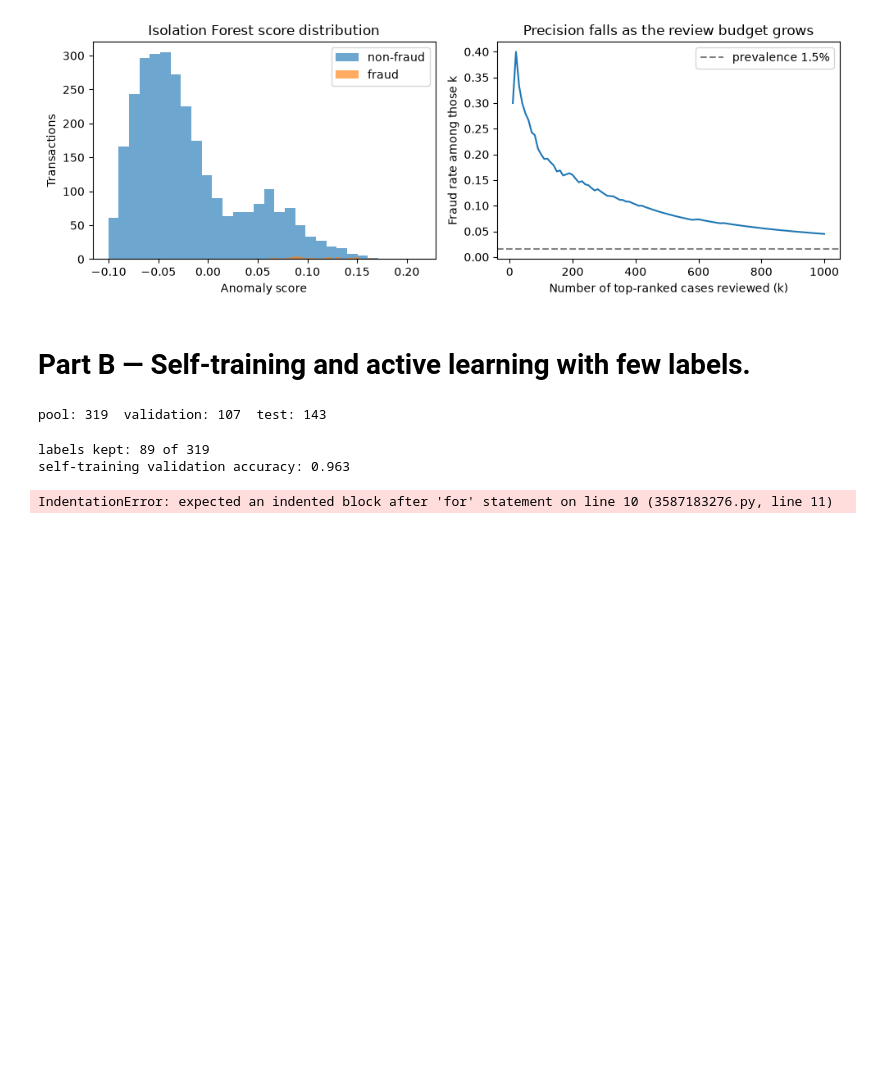
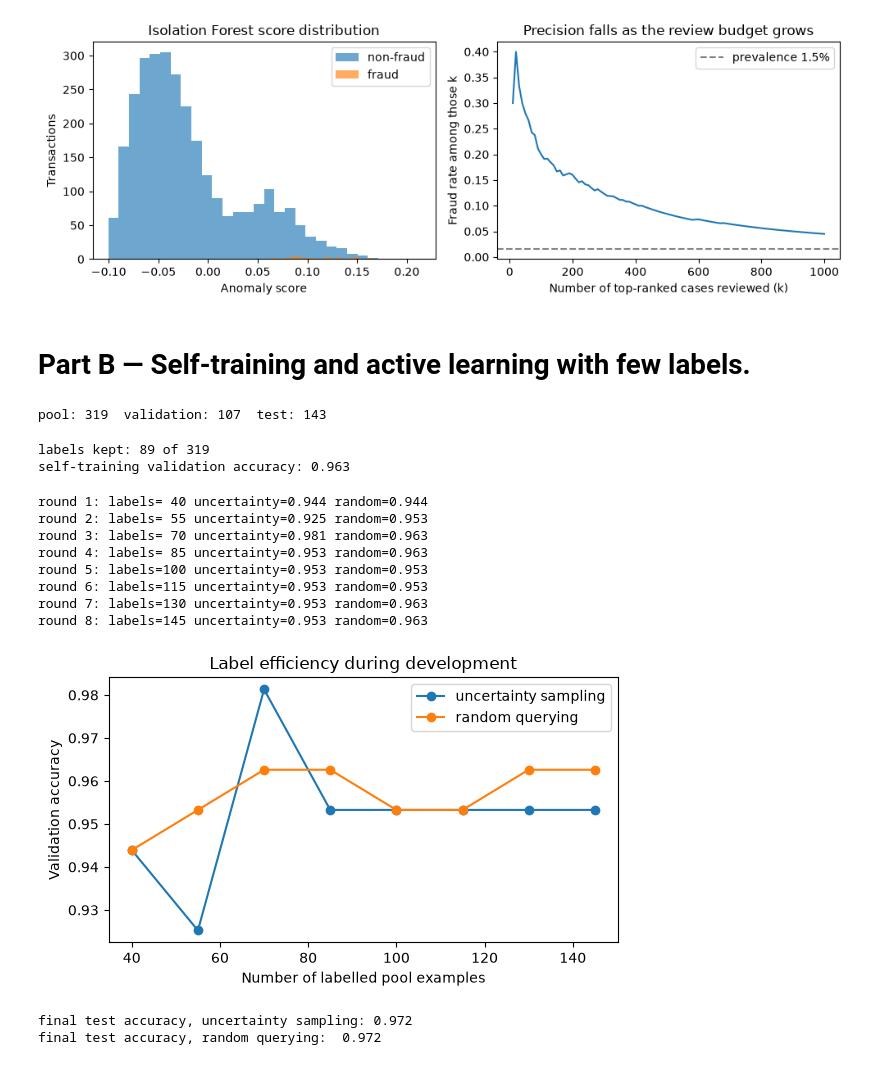
Before and after one commit to ShahirZulmajdi/UTP-MACHINE-LEARNING, a Jupyter notebook: all_experiments/lab05.ipynb, the cells around one changed output. Cells and saved outputs as stored; diff of their text form; code cells hidden in the pictures; blank space fills up the shorter version.

```diff
--- a/all_experiments/lab05.ipynb
+++ b/all_experiments/lab05.ipynb
@@ -163,19 +163,52 @@ label_counts, active_scores, random_scores = [], [], []
 
 for round_no in range(rounds):
     active_idx, random_idx = sorted(active_labeled), sorted(random_labeled)
-ctive = make_model().fit(X_pool.iloc[active_idx], y_pool[active_idx])
-random_model = make_model().fit(X_pool.iloc[random_idx], y_pool[random_idx])
-label_counts.append(len(active_labeled))
-active_scores.append(accuracy_score(y_val, active.predict(X_val)))
-random_scores.append(accuracy_score(y_val, random_model.predict(X_val)))
-print(f"round {round_no + 1}: labels={label_counts[-1]:3d} "
-f"uncertainty={active_scores[-1]:.3f} random={random_scores[-1]:.3f}")
-if round_no == rounds - 1:
-break
-unlabeled = np.array([i for i in range(len(X_pool)) if i not in active_labeled])
-uncertainty = np.abs(active.predict_proba(X_pool.iloc[unlabeled])[:, 1] - 0.5)
-active_labeled.update(unlabeled[np.argsort(uncertainty)[:query_batch]].tolist())
-unlabeled = np.array([i for i in range(len(X_pool)) if i not in random_labeled])
-random_labeled.update(rng_random.choice(unlabeled, query_batch, replace=False).tolist())
+    active = make_model().fit(X_pool.iloc[active_idx], y_pool[active_idx])
+    random_model = make_model().fit(X_pool.iloc[random_idx], y_pool[random_idx])
+
+    label_counts.append(len(active_labeled))
+    active_scores.append(accuracy_score(y_val, active.predict(X_val)))
+    random_scores.append(accuracy_score(y_val, random_model.predict(X_val)))
+    print(f"round {round_no + 1}: labels={label_counts[-1]:3d} "
+        f"uncertainty={active_scores[-1]:.3f} random={random_scores[-1]:.3f}")
+    if round_no == rounds - 1:
+        break
+
+    unlabeled = np.array([i for i in range(len(X_pool)) if i not in active_labeled])
+    uncertainty = np.abs(active.predict_proba(X_pool.iloc[unlabeled])[:, 1] - 0.5)
+    active_labeled.update(unlabeled[np.argsort(uncertainty)[:query_batch]].tolist())
+
+    unlabeled = np.array([i for i in range(len(X_pool)) if i not in random_labeled])
+    random_labeled.update(rng_random.choice(unlabeled, query_batch, replace=False).tolist())
 # %% [output]
-IndentationError: expected an indented block after 'for' statement on line 10 (3587183276.py, line 11)
+round 1: labels= 40 uncertainty=0.944 random=0.944
+round 2: labels= 55 uncertainty=0.925 random=0.953
+round 3: labels= 70 uncertainty=0.981 random=0.963
+round 4: labels= 85 uncertainty=0.953 random=0.963
+round 5: labels=100 uncertainty=0.953 random=0.953
+round 6: labels=115 uncertainty=0.953 random=0.953
+round 7: labels=130 uncertainty=0.953 random=0.963
+round 8: labels=145 uncertainty=0.953 random=0.963
+# %%
+plt.figure(figsize=(6, 3.6))
+plt.plot(label_counts, active_scores, marker="o", label="uncertainty sampling")
+plt.plot(label_counts, random_scores, marker="o", label="random querying")
+plt.xlabel("Number of labelled pool examples")
+plt.ylabel("Validation accuracy")
+plt.title("Label efficiency during development")
+plt.legend()
+plt.tight_layout()
+plt.show()
+# %% [output]
+[figure, added]
+# %%
+active_idx, random_idx = sorted(active_labeled), sorted(random_labeled)
+active_final = make_model().fit(X_pool.iloc[active_idx], y_pool[active_idx])
+random_final = make_model().fit(X_pool.iloc[random_idx], y_pool[random_idx])
+print("final test accuracy, uncertainty sampling:",
+    round(accuracy_score(yc_test, active_final.predict(Xc_test)), 3))
+print("final test accuracy, random querying: ",
+    round(accuracy_score(yc_test, random_final.predict(Xc_test)), 3))
+# %% [output]
+final test accuracy, uncertainty sampling: 0.972
+final test accuracy, random querying:  0.972
```
